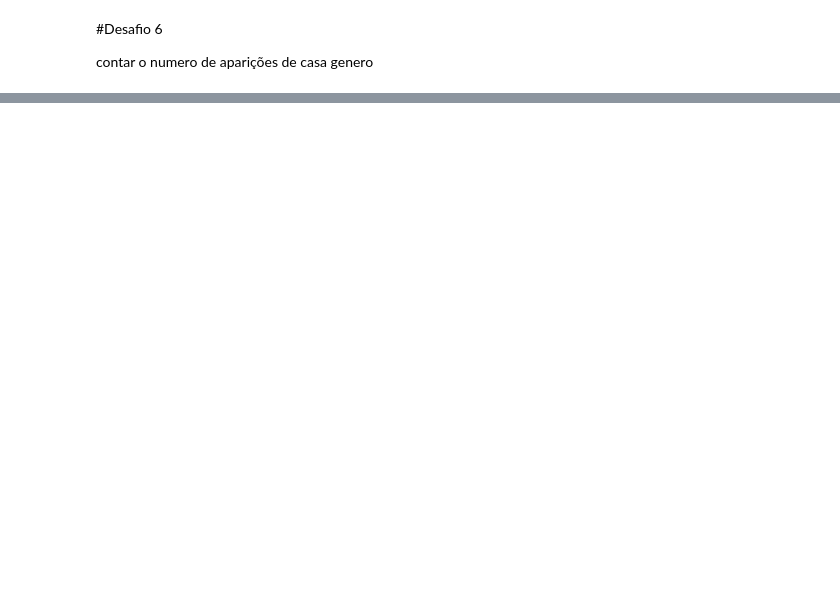
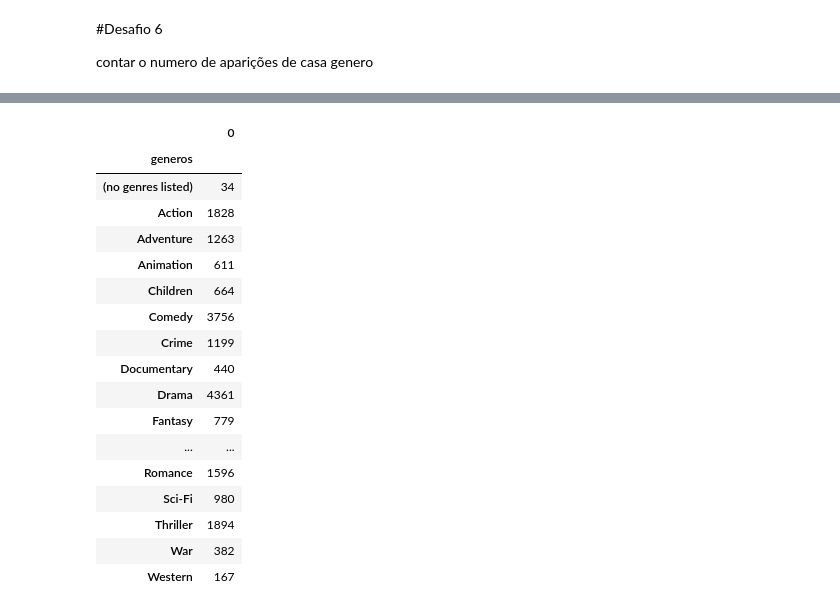
Before and after one commit to RobsonCrLira/QuarentenaDadosAlura, a Jupyter notebook: Aula1.ipynb, the cells around one changed output, grey strips where cells are left out. Drawn from its saved outputs; the diff is of its cells as text; code cells hidden in the pictures; blank space fills up the shorter version.

```diff
--- a/Aula1.ipynb
+++ b/Aula1.ipynb
@@ -182,0 +201,22 @@ dtype: int64
+# %%
+aparicores = filtro.groupby('generos').count()
+aparicores
+# %% [output]
+|  | 0 |
+| generos |  |
+| (no genres listed) | 34 |
+| Action | 1828 |
+| Adventure | 1263 |
+| Animation | 611 |
+| Children | 664 |
+| Comedy | 3756 |
+| Crime | 1199 |
+| Documentary | 440 |
+| Drama | 4361 |
+| Fantasy | 779 |
+| ... | ... |
+| Romance | 1596 |
+| Sci-Fi | 980 |
+| Thriller | 1894 |
+| War | 382 |
+| Western | 167 |
```
Also changed, not shown: parts of 4 cells of this notebook.
